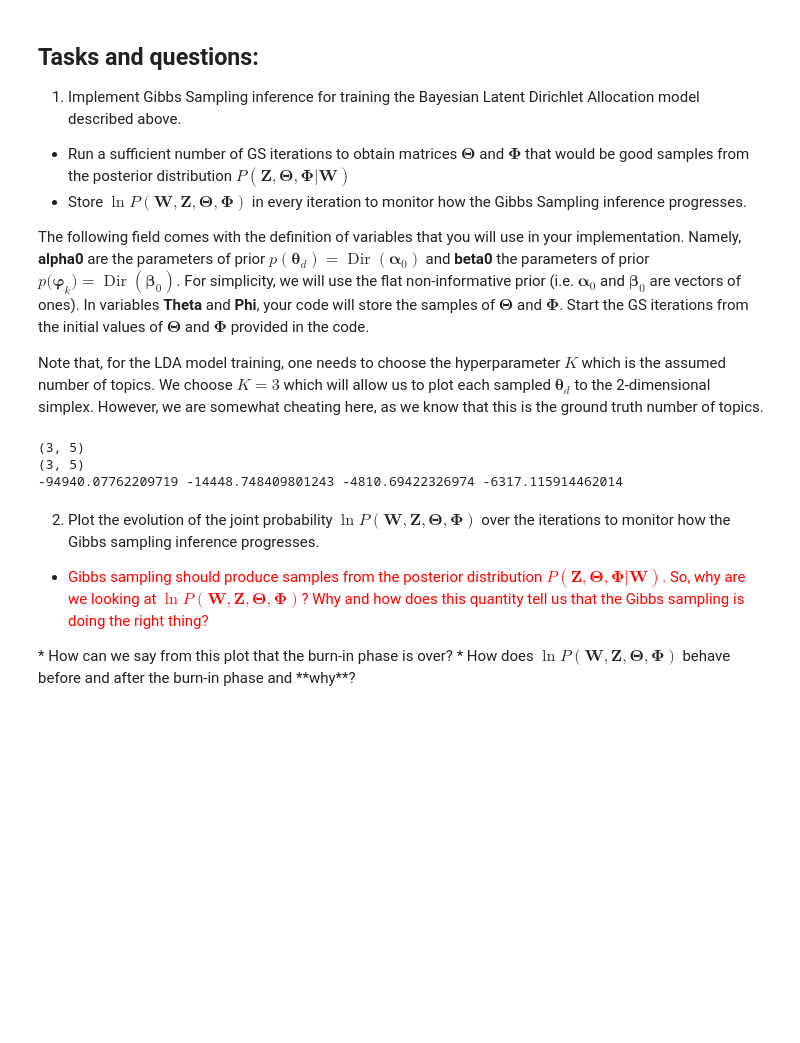
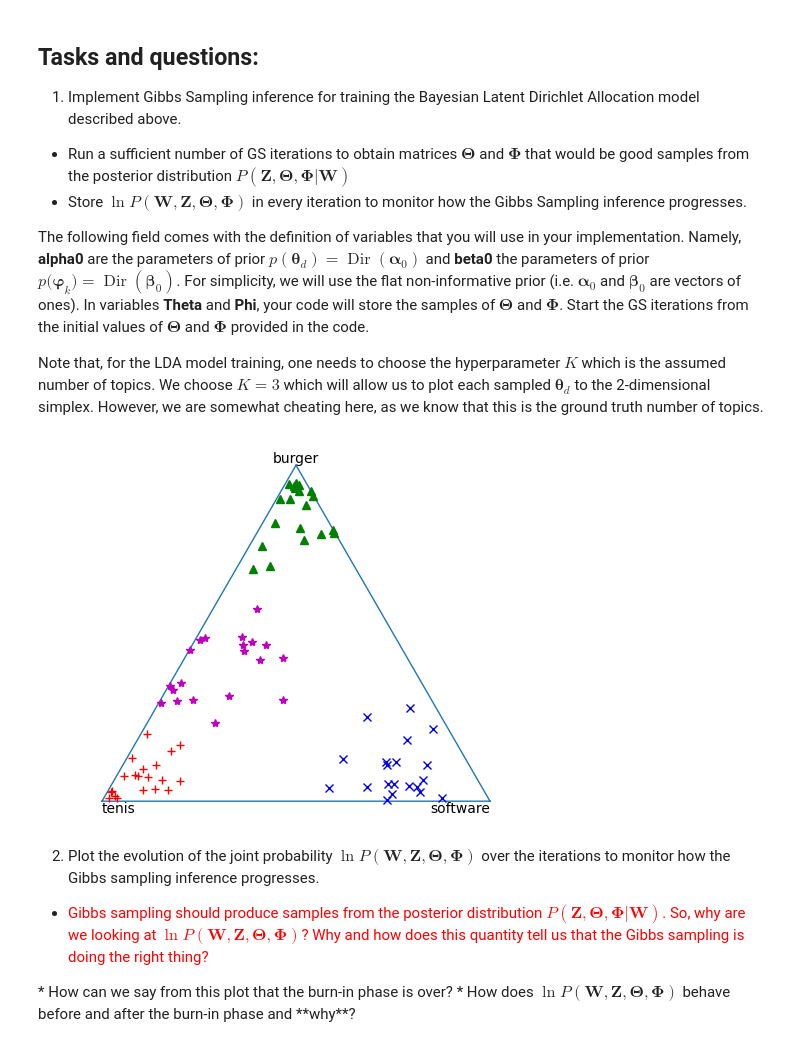
Before and after one commit to AlesKas/SchoolFIT, a Jupyter notebook: BAYa/Assignment2022.ipynb, the cells around one changed output. Cells and saved outputs as stored; diff of their text form; code cells hidden in the pictures; blank space fills up the shorter version.

```diff
--- a/BAYa/Assignment2022.ipynb
+++ b/BAYa/Assignment2022.ipynb
@@ -245,7 +245,7 @@ beta0  = np.ones(V, dtype='float') # Parameters of prior for Phi
 Theta  = np.ones((D,K))/K          # Initial values for Theta; store new Theta sampled in each iteration to this variable - probability of toppic
 Phi    = np.ones((K,V))/V          # Initial values for Phi; store new Phi sampled in each iteration to this variable - probability of word belonging to toppic
 # %%
-EPOCHS = 1
+EPOCHS = 100
 prob = np.zeros((D,V,K))
 C = np.zeros((D,V,K))
 logs = []
@@ -274,59 +274,50 @@ for _ in range(EPOCHS):
         Theta[d] = np.random.dirichlet(alpha)
 
     # Step 5
-    for v in range(K):
-        for k in range(V):
+    for k in range(K):
+        for v in range(V):
             for d in range(D):
                 beta += np.transpose(C[d])
         beta += beta0
-        Phi[v] = np.random.dirichlet(beta[v])
-    # print(beta)
-    beta_normalized  = (beta-1)/(beta-1).sum(1)[:, np.newaxis]
-    print(Phi.shape)
-    print(beta_normalized.shape)
-    # alpha_normalized  = (alpha-1)/(alpha-1).sum(1)[np.newaxis, :]
-    # phi_1 = ((beta_normalized - 1) * np.log(Phi)).sum()
+        Phi[k] = np.random.dirichlet(beta[k])
+
     phi_1 = (np.log(Phi) * (beta - 1)).sum()
     theta_1 = (np.log(Theta) * (alpha - 1)).sum()
     theta_2 = (np.log(Theta) * np.sum(C, axis = 1)).sum()
     phi_2 = (np.log(Phi) * np.sum(C, axis = 0).T).sum()
-    # theta_1 = np.prod(np.prod(np.power(Theta, alpha0 - 1), axis=1), axis=0)
-    # theta_2 = np.prod(np.prod(np.power(Theta, np.sum(C, axis=1)), axis=1), axis=0)
-    # phi_2 = np.prod(np.prod(np.power(Phi, np.transpose(np.sum(C, axis=0))), axis=1), axis=0)
-    print(f"{phi_1} {theta_1} {theta_2} {phi_2}")
-    # phi_1 = 0
-    # for k in range(K):
-    #     for v in range(V):
-    #         phi_1 *= np.power(Phi[k][v], beta[:,v] - 1)
-    # print(np.sum(beta, axis=1))
-    # print(np.power(Phi, np.sum(beta, axis=1)))
-    # print(np.log(phi_1))
 
-    # theta_1 = np.power(Theta, alpha-1)
-    # # for d in range(D):
-    # #     for k in range(K):
-    # #         theta_1 *= Theta[d][k] ** alpha[d][k]-1
+    log_likelihood = phi_1 + theta_1 + theta_2 + phi_2
+    logs.append(log_likelihood)
+# D, V = M.shape # number of documents and vocabulary size
+# Theta = np.ones((D,K))/K # topic proportions for each document
+# Phi = np.ones((K,V))/V # topic-word probabilities
+# lnP = [] # store log probability in each iteration
 
-    # theta_2 = 1
-    # c_1 = 0
-    # for v in range(V):
-    #     c_1 += C[:,v,:]
-    # for d in range(D):
-    #     for k in range(K):
-    #         theta_2 *= Theta[d][k] ** np.sum(C, axis=1)
+# for t in range(50):
+#     # Sample topic assignments (Z)
+#     for d in range(D):
+#         nonzero_indices = M[d, :].nonzero()[0]
+#         for i in range(len(nonzero_indices)):
+#             v = nonzero_indices[i]
+#             k = np.random.choice(K, p=Theta[d] * Phi[:, v] / np.dot(Theta[d], Phi[:, v]))
+#             M[d, v] = 0
+#             M[d, k] += 1
 
-    # phi_2 = 1
-    # c_2 = 0
-    # for k in range(K):
-    #     for v in range(V):
-    #         phi_2 *= Phi[k][v] ** np.sum(C, axis=0)
+#     # Sample topic proportions (Theta)
+#     for d in range(D):
+#         Theta[d] = np.random.dirichlet(alpha0 + M[d].sum(axis=0))
 
-    log_likelihood = np.log(phi_1) + np.log(theta_1) + np.log(theta_2) + np.log(phi_2)
-    logs.append(log_likelihood)
+#     # Sample topic-word probabilities (Phi)
+#     for k in range(K):
+#         Phi[k] = np.random.dirichlet(beta0 + M[:,k].sum(axis=0))
-# %% [output]
-(3, 5)
-(3, 5)
--94940.07762209719 -14448.748409801243 -4810.69422326974 -6317.115914462014
+# %%
+plot_simplex([vocabulary[np.argmax(p)] for p in Phi])
+markers = ['+', 'x', '^', '*']
+colors = ['r', 'b', 'g', 'm']
+for i, t in enumerate(Theta):
+  plot_points_in_simplex(t, c=colors[collection_label[i]], ls='none', marker=markers[collection_label[i]])
+# %% [output]
+[figure, added]
 # %% [markdown]
 2. Plot the evolution of the joint probability $\ln P(\boldsymbol{W}, \boldsymbol{Z}, \boldsymbol{\Theta}, \boldsymbol{\Phi})$ over the iterations to monitor how the Gibbs sampling inference progresses.
  * <span style="color:red">
```
Also changed, not shown: parts of 5 cells of this notebook.
